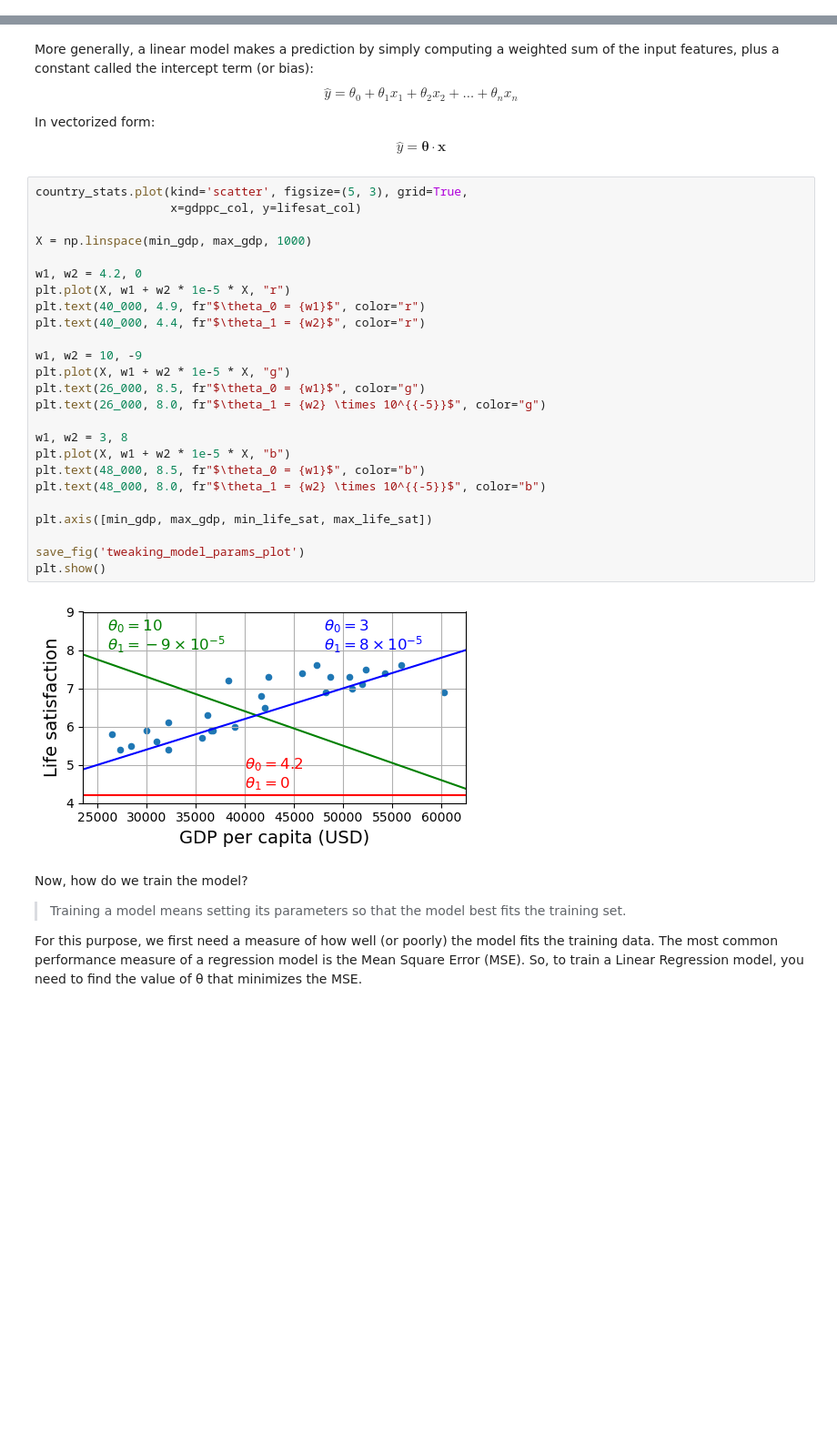
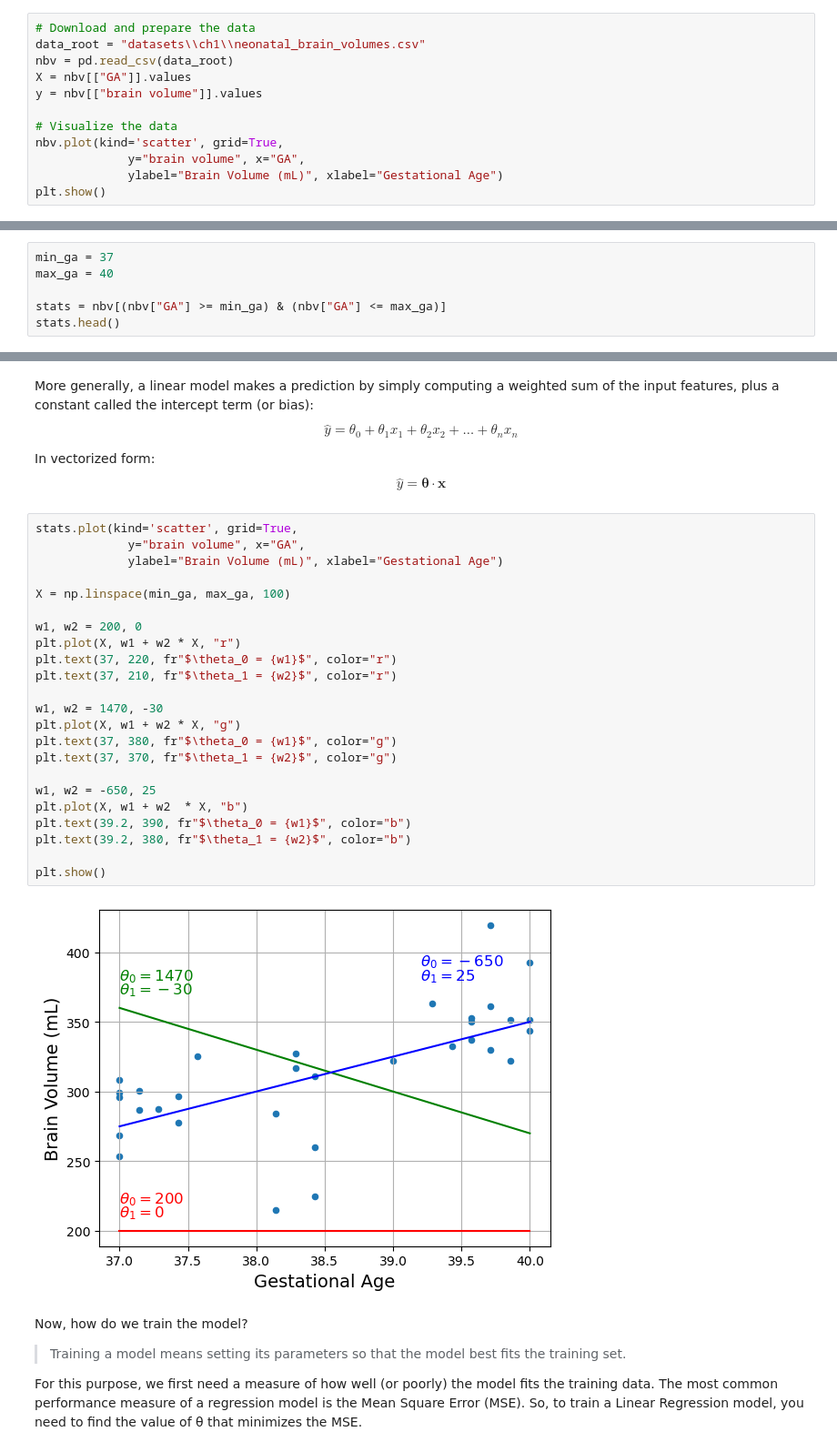
Before and after one commit to bmandracchia/ML4BD, a Jupyter notebook: chapters/11_machine_learning_fundamentals.ipynb, the cells around one changed output, grey strips where cells are left out. Shown at 91% size. Saved outputs shown, nothing was run; the diff lists cells and outputs as text; blank space fills up the shorter version.

```diff
--- a/chapters/11_machine_learning_fundamentals.ipynb
+++ b/chapters/11_machine_learning_fundamentals.ipynb
@@ -149,0 +150,12 @@ plt.show()
+# %%
+# Download and prepare the data
+data_root = "datasets\\ch1\\neonatal_brain_volumes.csv"
+nbv = pd.read_csv(data_root)
+X = nbv[["GA"]].values
+y = nbv[["brain volume"]].values
+
+# Visualize the data
+nbv.plot(kind='scatter', grid=True,
+             y="brain volume", x="GA",
+             ylabel="Brain Volume (mL)", xlabel="Gestational Age")
+plt.show()
@@ -301,0 +223,6 @@ full_country_stats.to_csv(datapath / "lifesat_full.csv")
+# %%
+min_ga = 37
+max_ga = 40
+
+stats = nbv[(nbv["GA"] >= min_ga) & (nbv["GA"] <= max_ga)]
+stats.head()
@@ -365,32 +261,30 @@ $$
 \hat y = \mathbf{\theta} \cdot \mathbf{x}
 $$
 # %%
-country_stats.plot(kind='scatter', figsize=(5, 3), grid=True,
-                   x=gdppc_col, y=lifesat_col)
+stats.plot(kind='scatter', grid=True,
+             y="brain volume", x="GA",
+             ylabel="Brain Volume (mL)", xlabel="Gestational Age")
 
-X = np.linspace(min_gdp, max_gdp, 1000)
+X = np.linspace(min_ga, max_ga, 100)
 
-w1, w2 = 4.2, 0
-plt.plot(X, w1 + w2 * 1e-5 * X, "r")
-plt.text(40_000, 4.9, fr"$\theta_0 = {w1}$", color="r")
-plt.text(40_000, 4.4, fr"$\theta_1 = {w2}$", color="r")
+w1, w2 = 200, 0
+plt.plot(X, w1 + w2 * X, "r")
+plt.text(37, 220, fr"$\theta_0 = {w1}$", color="r")
+plt.text(37, 210, fr"$\theta_1 = {w2}$", color="r")
 
-w1, w2 = 10, -9
-plt.plot(X, w1 + w2 * 1e-5 * X, "g")
-plt.text(26_000, 8.5, fr"$\theta_0 = {w1}$", color="g")
-plt.text(26_000, 8.0, fr"$\theta_1 = {w2} \times 10^{{-5}}$", color="g")
+w1, w2 = 1470, -30
+plt.plot(X, w1 + w2 * X, "g")
+plt.text(37, 380, fr"$\theta_0 = {w1}$", color="g")
+plt.text(37, 370, fr"$\theta_1 = {w2}$", color="g")
 
-w1, w2 = 3, 8
-plt.plot(X, w1 + w2 * 1e-5 * X, "b")
-plt.text(48_000, 8.5, fr"$\theta_0 = {w1}$", color="b")
-plt.text(48_000, 8.0, fr"$\theta_1 = {w2} \times 10^{{-5}}$", color="b")
+w1, w2 = -650, 25
+plt.plot(X, w1 + w2  * X, "b")
+plt.text(39.2, 390, fr"$\theta_0 = {w1}$", color="b")
+plt.text(39.2, 380, fr"$\theta_1 = {w2}$", color="b")
 
-plt.axis([min_gdp, max_gdp, min_life_sat, max_life_sat])
-
-save_fig('tweaking_model_params_plot')
 plt.show()
 # %% [output]
-[figure, old version]
+[figure, new version]
 # %% [markdown]
 
 Now, how do we train the model?
```
Also changed, not shown: parts of 73 cells of this notebook, 4 other files.
